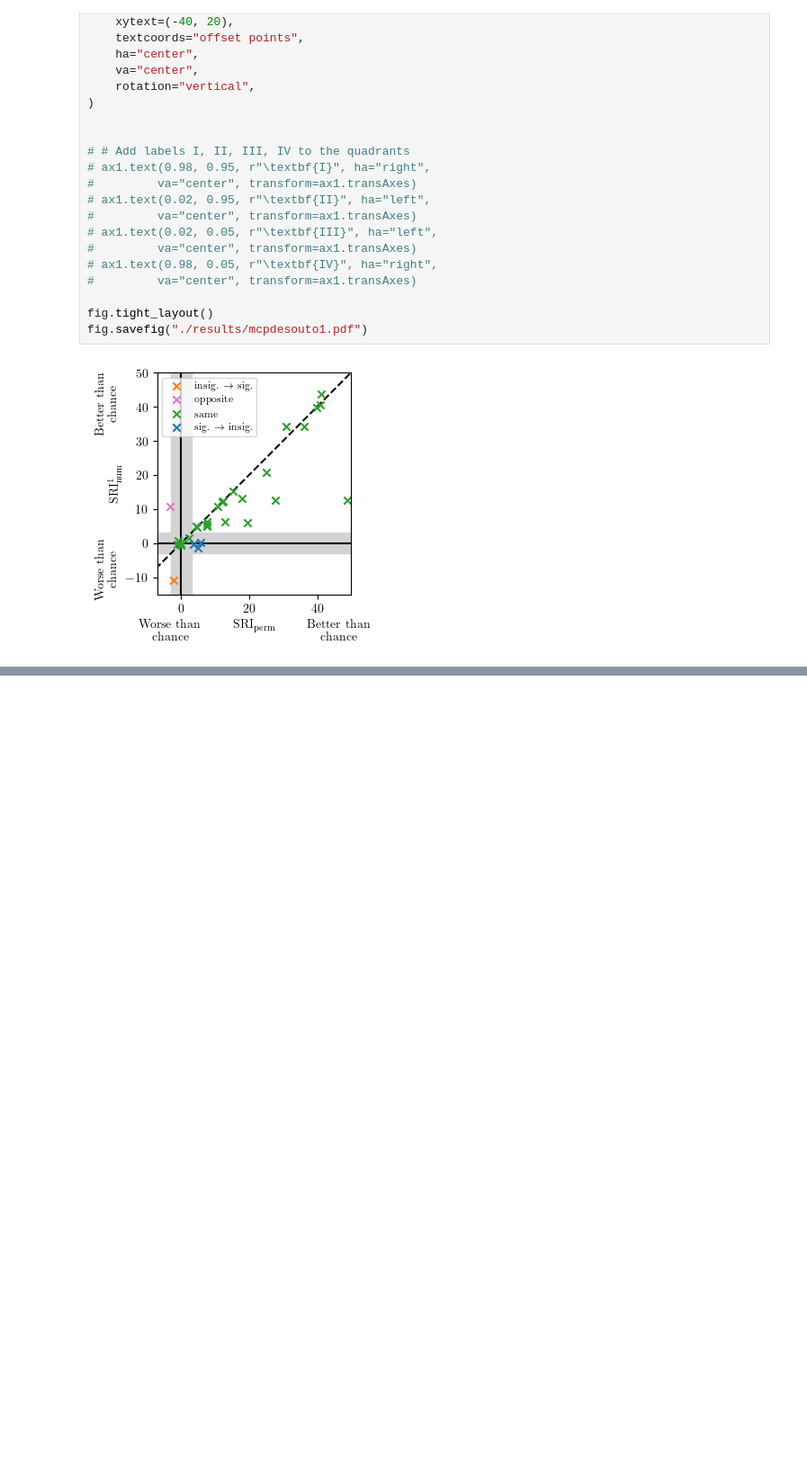
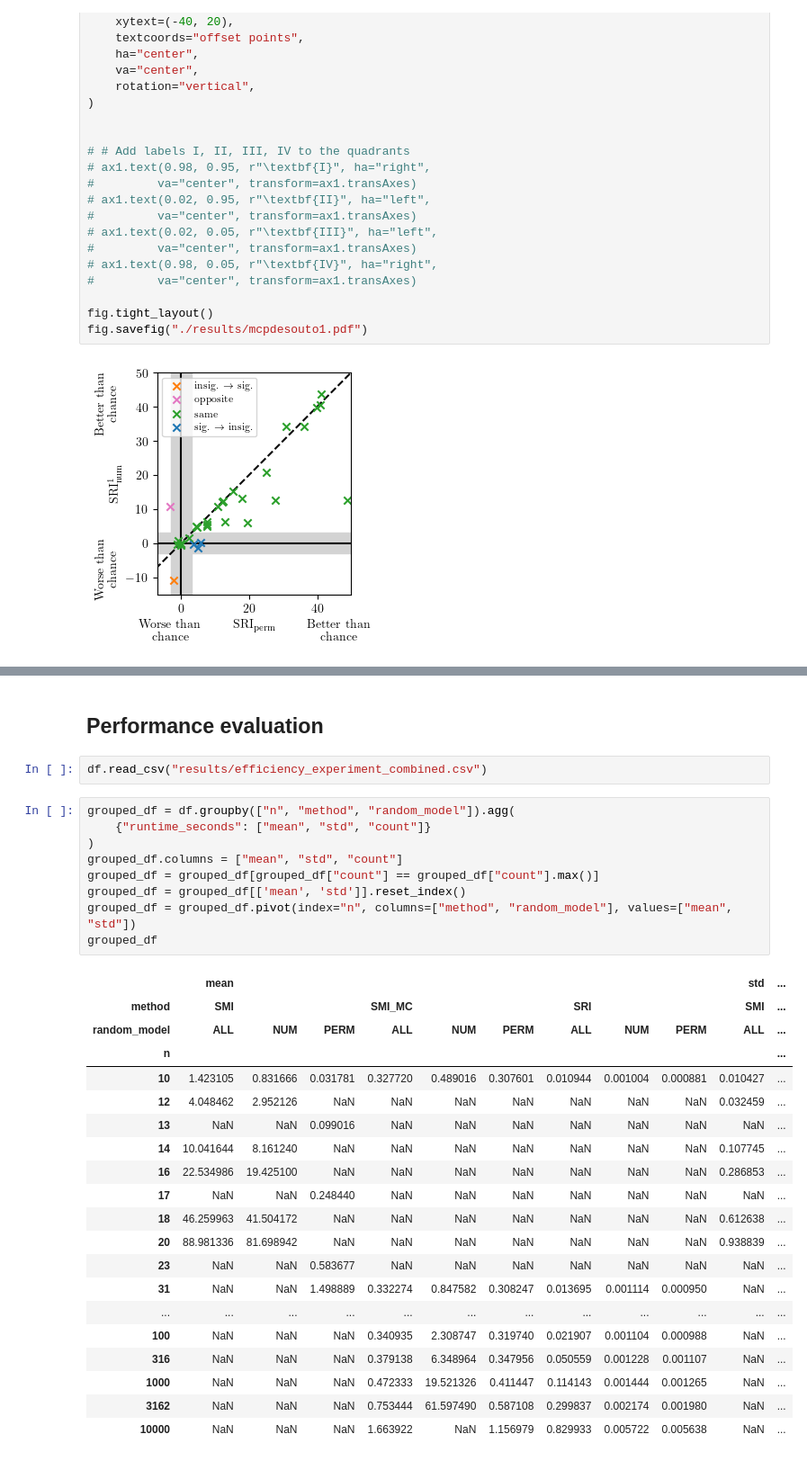
Before and after one commit to mad-lab-fau/standardized-clustering-comparison, a Jupyter notebook: plot_results.ipynb, the cells around one changed output, grey strips where cells are left out. Shown at 90% size. Saved outputs shown, nothing was run; the diff lists cells and outputs as text; blank space fills up the shorter version.

```diff
--- a/plot_results.ipynb
+++ b/plot_results.ipynb
@@ -839,0 +849,34 @@ AMI$_\text{perm}$   0.065  0.126  0.160  0.207  0.206  0.236
+# %% [markdown]
+## Performance evaluation
+# %%
+df.read_csv("results/efficiency_experiment_combined.csv")
+# %%
+grouped_df = df.groupby(["n", "method", "random_model"]).agg(
+    {"runtime_seconds": ["mean", "std", "count"]}
+)
+grouped_df.columns = ["mean", "std", "count"]
+grouped_df = grouped_df[grouped_df["count"] == grouped_df["count"].max()]
+grouped_df = grouped_df[['mean', 'std']].reset_index()
+grouped_df = grouped_df.pivot(index="n", columns=["method", "random_model"], values=["mean", "std"])
+grouped_df
+# %% [output]
+|  | mean |  |  |  |  |  |  |  |  | std | ... |
+| method | SMI |  |  | SMI_MC |  |  | SRI |  |  | SMI | ... |
+| random_model | ALL | NUM | PERM | ALL | NUM | PERM | ALL | NUM | PERM | ALL | ... |
+| n |  |  |  |  |  |  |  |  |  |  | ... |
+| 10 | 1.423105 | 0.831666 | 0.031781 | 0.327720 | 0.489016 | 0.307601 | 0.010944 | 0.001004 | 0.000881 | 0.010427 | ... |
+| 12 | 4.048462 | 2.952126 | NaN | NaN | NaN | NaN | NaN | NaN | NaN | 0.032459 | ... |
+| 13 | NaN | NaN | 0.099016 | NaN | NaN | NaN | NaN | NaN | NaN | NaN | ... |
+| 14 | 10.041644 | 8.161240 | NaN | NaN | NaN | NaN | NaN | NaN | NaN | 0.107745 | ... |
+| 16 | 22.534986 | 19.425100 | NaN | NaN | NaN | NaN | NaN | NaN | NaN | 0.286853 | ... |
+| 17 | NaN | NaN | 0.248440 | NaN | NaN | NaN | NaN | NaN | NaN | NaN | ... |
+| 18 | 46.259963 | 41.504172 | NaN | NaN | NaN | NaN | NaN | NaN | NaN | 0.612638 | ... |
+| 20 | 88.981336 | 81.698942 | NaN | NaN | NaN | NaN | NaN | NaN | NaN | 0.938839 | ... |
+| 23 | NaN | NaN | 0.583677 | NaN | NaN | NaN | NaN | NaN | NaN | NaN | ... |
+| 31 | NaN | NaN | 1.498889 | 0.332274 | 0.847582 | 0.308247 | 0.013695 | 0.001114 | 0.000950 | NaN | ... |
+| ... | ... | ... | ... | ... | ... | ... | ... | ... | ... | ... | ... |
+| 100 | NaN | NaN | NaN | 0.340935 | 2.308747 | 0.319740 | 0.021907 | 0.001104 | 0.000988 | NaN | ... |
+| 316 | NaN | NaN | NaN | 0.379138 | 6.348964 | 0.347956 | 0.050559 | 0.001228 | 0.001107 | NaN | ... |
+| 1000 | NaN | NaN | NaN | 0.472333 | 19.521326 | 0.411447 | 0.114143 | 0.001444 | 0.001265 | NaN | ... |
+| 3162 | NaN | NaN | NaN | 0.753444 | 61.597490 | 0.587108 | 0.299837 | 0.002174 | 0.001980 | NaN | ... |
+| 10000 | NaN | NaN | NaN | 1.663922 | NaN | 1.156979 | 0.829933 | 0.005722 | 0.005638 | NaN | ... |
```
Also changed, not shown: parts of 6 cells of this notebook.
